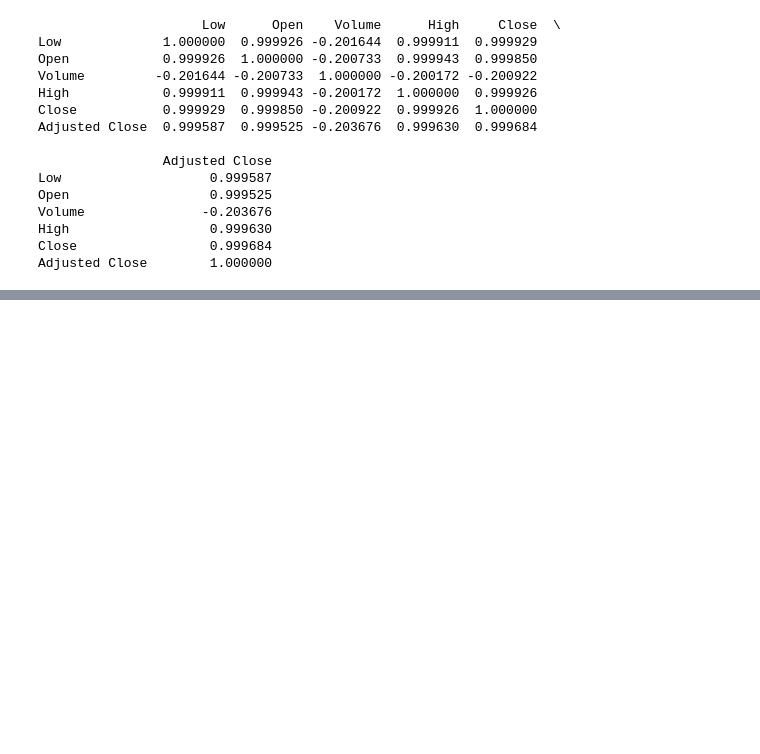
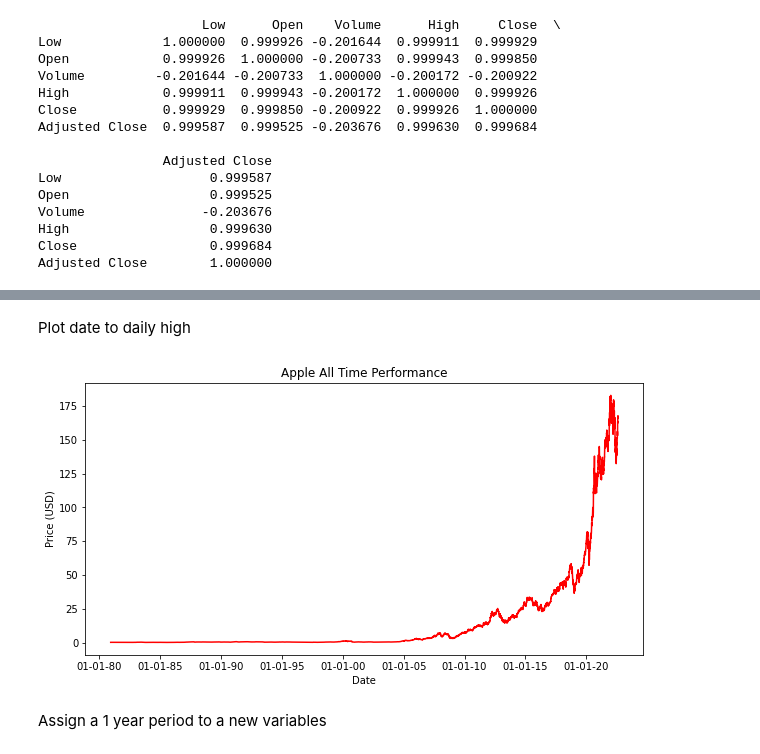
Before and after one commit to FarragoJerry/UCDA_DarraghHeery, a Jupyter notebook: UCDA_DarraghHeery.ipynb, the cells around one changed output, grey strips where cells are left out. Drawn from its saved outputs; the diff is of its cells as text; code cells hidden in the pictures; blank space fills up the shorter version.

```diff
--- a/UCDA_DarraghHeery.ipynb
+++ b/UCDA_DarraghHeery.ipynb
@@ -130,0 +128,19 @@ Adjusted Close        1.000000
+# %% [markdown]
+Plot date to daily high
+# %%
+fig, ax = plt.subplots(figsize=(10, 5))
+
+# Add x-axis and y-axis
+ax.plot(aapl.index.values, aapl['High'], color = 'red')
+
+# Set title and labels for axes
+ax.set(xlabel="Date", ylabel="Price (USD)", title="Apple All Time Performance")
+
+date_form = DateFormatter("%d-%m-%y")
+ax.xaxis.set_major_formatter(date_form)
+
+plt.show()
+# %% [output]
+[figure, added]
+# %% [markdown]
+Assign a 1 year period to a new variables
```
Also changed, not shown: parts of 18 cells of this notebook.
